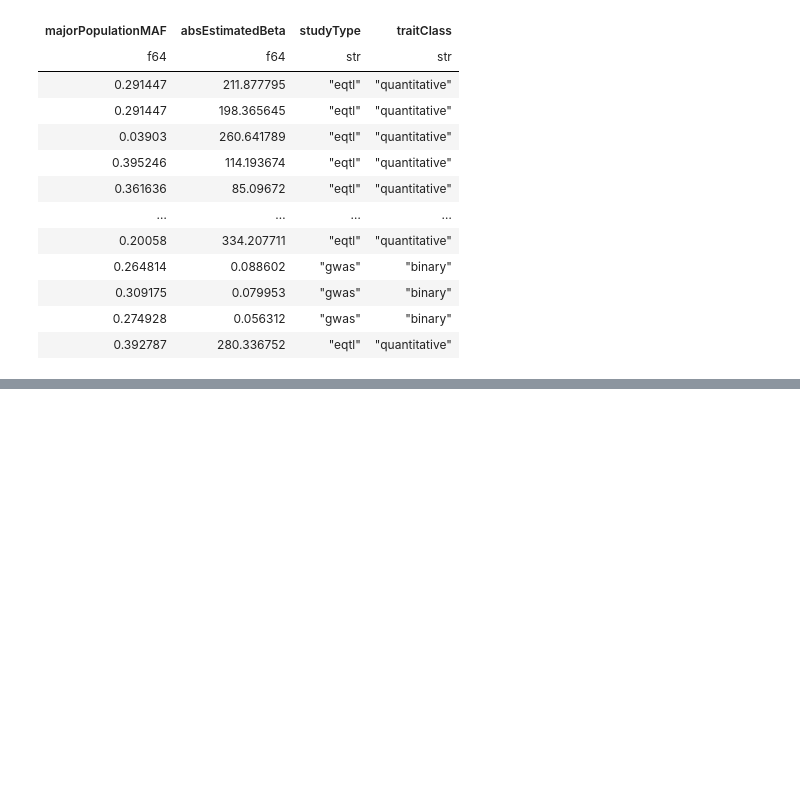
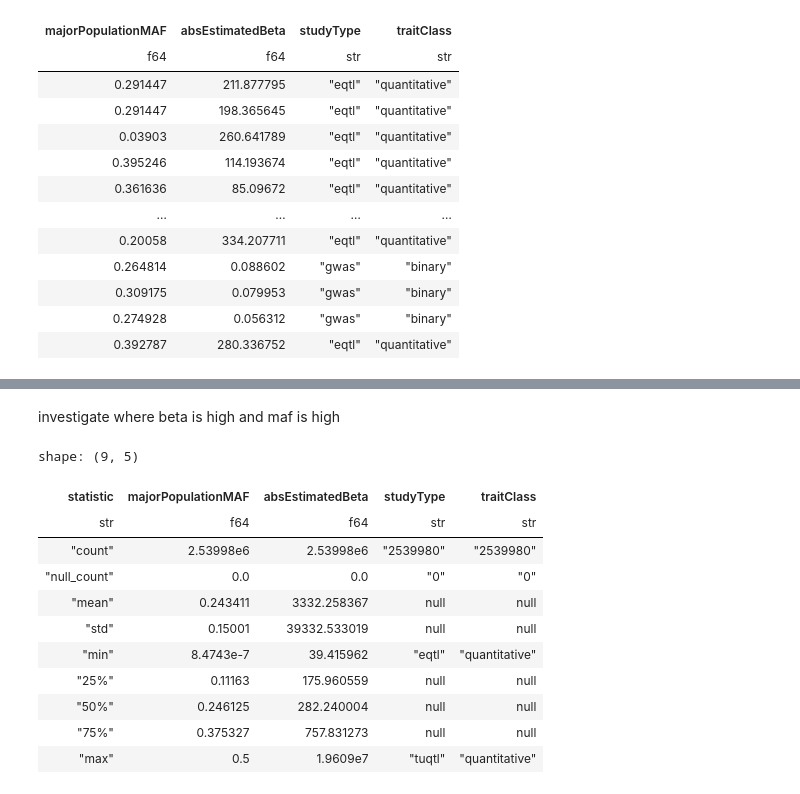
Before and after one commit to opentargets/Gentropy-manuscript, a Jupyter notebook: chapters/variant_effect_prediction/05_maf_vs_est_beta.ipynb, the cells around one changed output, grey strips where cells are left out. Saved outputs shown, nothing was run; the diff lists cells and outputs as text; code cells hidden in the pictures; blank space fills up the shorter version.

```diff
--- a/chapters/variant_effect_prediction/05_maf_vs_est_beta.ipynb
+++ b/chapters/variant_effect_prediction/05_maf_vs_est_beta.ipynb
@@ -227,0 +189,17 @@ shape: (69_725, 4)
+# %% [markdown]
+investigate where beta is high and maf is high
+# %%
+data.filter(pl.col("traitClass") == "quantitative").describe()
+# %% [output]
+shape: (9, 5)
+| statistic | majorPopulationMAF | absEstimatedBeta | studyType | traitClass |
+| str | f64 | f64 | str | str |
+| "count" | 2.53998e6 | 2.53998e6 | "2539980" | "2539980" |
+| "null_count" | 0.0 | 0.0 | "0" | "0" |
+| "mean" | 0.243411 | 3332.258367 | null | null |
+| "std" | 0.15001 | 39332.533019 | null | null |
+| "min" | 8.4743e-7 | 39.415962 | "eqtl" | "quantitative" |
+| "25%" | 0.11163 | 175.960559 | null | null |
+| "50%" | 0.246125 | 282.240004 | null | null |
+| "75%" | 0.375327 | 757.831273 | null | null |
+| "max" | 0.5 | 1.9609e7 | "tuqtl" | "quantitative" |
```
Also changed, not shown: parts of 2 cells of this notebook, 3 other files.
